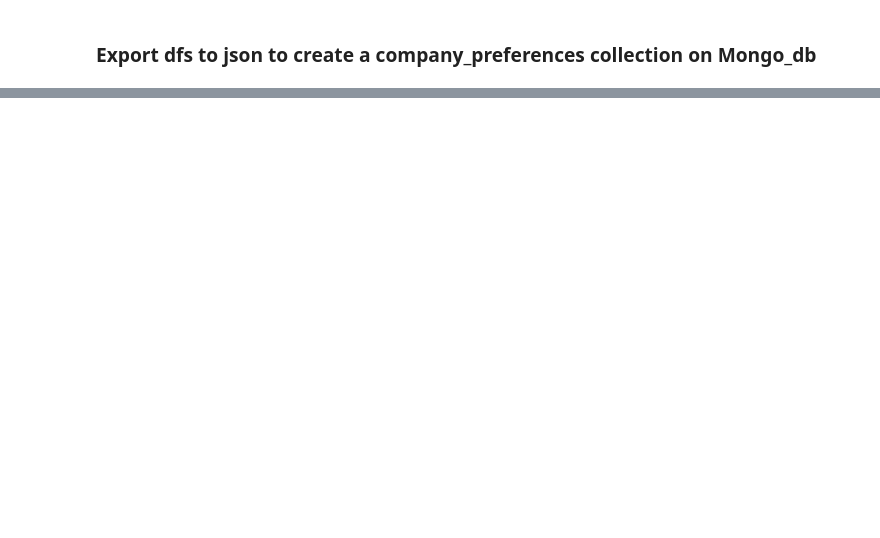
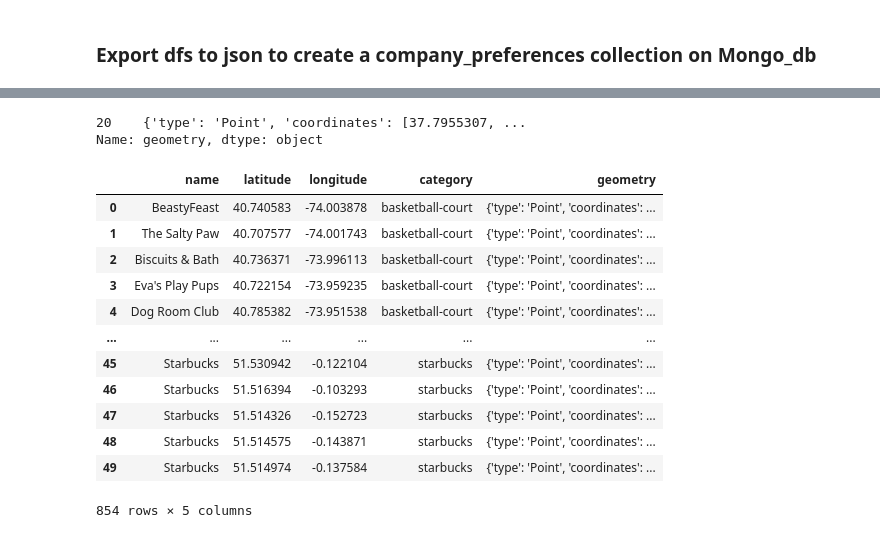
Before and after one commit to danidimarti/project3-geospacial-data, a Jupyter notebook: MongoQuery.ipynb, the cells around one changed output, grey strips where cells are left out. Saved outputs shown, nothing was run; the diff lists cells and outputs as text; code cells hidden in the pictures; blank space fills up the shorter version.

```diff
--- a/MongoQuery.ipynb
+++ b/MongoQuery.ipynb
@@ -607,0 +622,3 @@ ld_pet_df.to_json("json/ld_pet.json", orient="records")
+# %%
+sf_all = pd.concat([sf_pet_df,sf_basket_df,sf_vegan_df,sf_clubs_df,sf_schools_df,sf_starbucks_df], axis=0)
+sf_all.head()
@@ -607,0 +632,3 @@ ld_pet_df.to_json("json/ld_pet.json", orient="records")
+# %%
+ld_all = pd.concat([ld_pet_df,ld_basket_df,ld_vegan_df,ld_clubs_df,ld_schools_df,ld_starbucks_df], axis=0)
+ld_all.head()
@@ -607,0 +642,3 @@ ld_pet_df.to_json("json/ld_pet.json", orient="records")
+# %%
+team_preferences_df = pd.concat([ny_all, sf_all, ld_all], axis=0)
+team_preferences_df.head()
@@ -607,0 +694,44 @@ ld_pet_df.to_json("json/ld_pet.json", orient="records")
+# %%
+def type_point_2(df):
+    """
+    Creates a new column to add to the dataframe with the coordinates as a point
+    Args:
+        df (df): the dataframe where the new column will be created
+    Returns:
+        The new column
+    """
+    lat = list(df.longitude) #changing order of lat and lon to fit library requirements
+    long = list(df.latitude)
+    coordinates = []
+    for lt,lg in zip(lat,long):
+        coord = [lg,lt]
+        coordinates.append({"type": "Point",  "coordinates": coord})
+    return coordinates
+
+coordinates = type_point_2(top_cities)
+top_cities['geometry'] = coordinates
+
+top_cities['geometry'].sample()
+# %% [output]
+20    {'type': 'Point', 'coordinates': [37.7955307, ...
+Name: geometry, dtype: object
+# %%
+team_pref_coords = type_point_2(team_preferences_df)
+
+team_preferences_df['geometry'] = team_pref_coords
+
+team_preferences_df
+# %% [output]
+|  | name | latitude | longitude | category | geometry |
+| 0 | BeastyFeast | 40.740583 | -74.003878 | basketball-court | {'type': 'Point', 'coordinates': ... |
+| 1 | The Salty Paw | 40.707577 | -74.001743 | basketball-court | {'type': 'Point', 'coordinates': ... |
+| 2 | Biscuits & Bath | 40.736371 | -73.996113 | basketball-court | {'type': 'Point', 'coordinates': ... |
+| 3 | Eva's Play Pups | 40.722154 | -73.959235 | basketball-court | {'type': 'Point', 'coordinates': ... |
+| 4 | Dog Room Club | 40.785382 | -73.951538 | basketball-court | {'type': 'Point', 'coordinates': ... |
+| ... | ... | ... | ... | ... | ... |
+| 45 | Starbucks | 51.530942 | -0.122104 | starbucks | {'type': 'Point', 'coordinates': ... |
+| 46 | Starbucks | 51.516394 | -0.103293 | starbucks | {'type': 'Point', 'coordinates': ... |
+| 47 | Starbucks | 51.514326 | -0.152723 | starbucks | {'type': 'Point', 'coordinates': ... |
+| 48 | Starbucks | 51.514575 | -0.143871 | starbucks | {'type': 'Point', 'coordinates': ... |
+| 49 | Starbucks | 51.514974 | -0.137584 | starbucks | {'type': 'Point', 'coordinates': ... |
+854 rows × 5 columns
```
Also changed, not shown: parts of 17 cells of this notebook, 28 other files.
